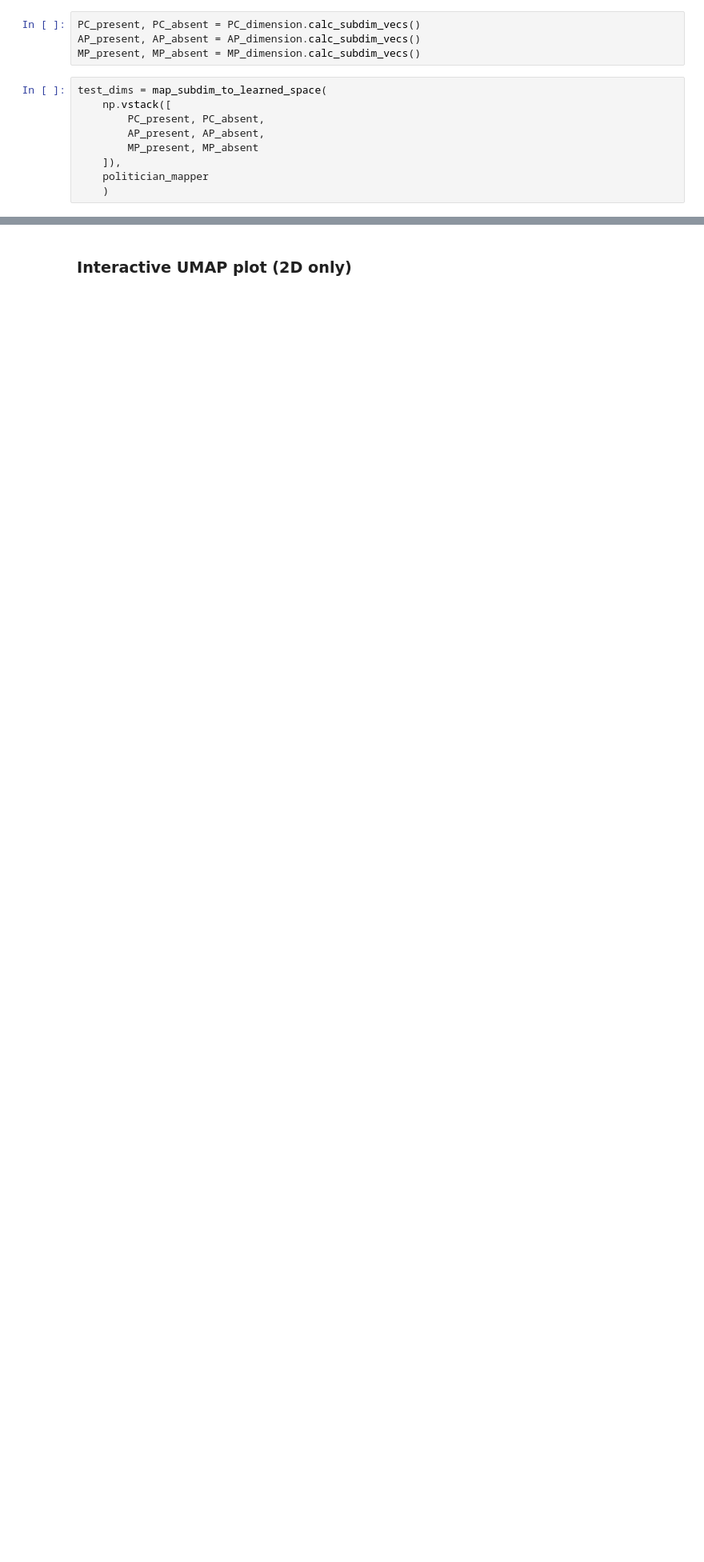
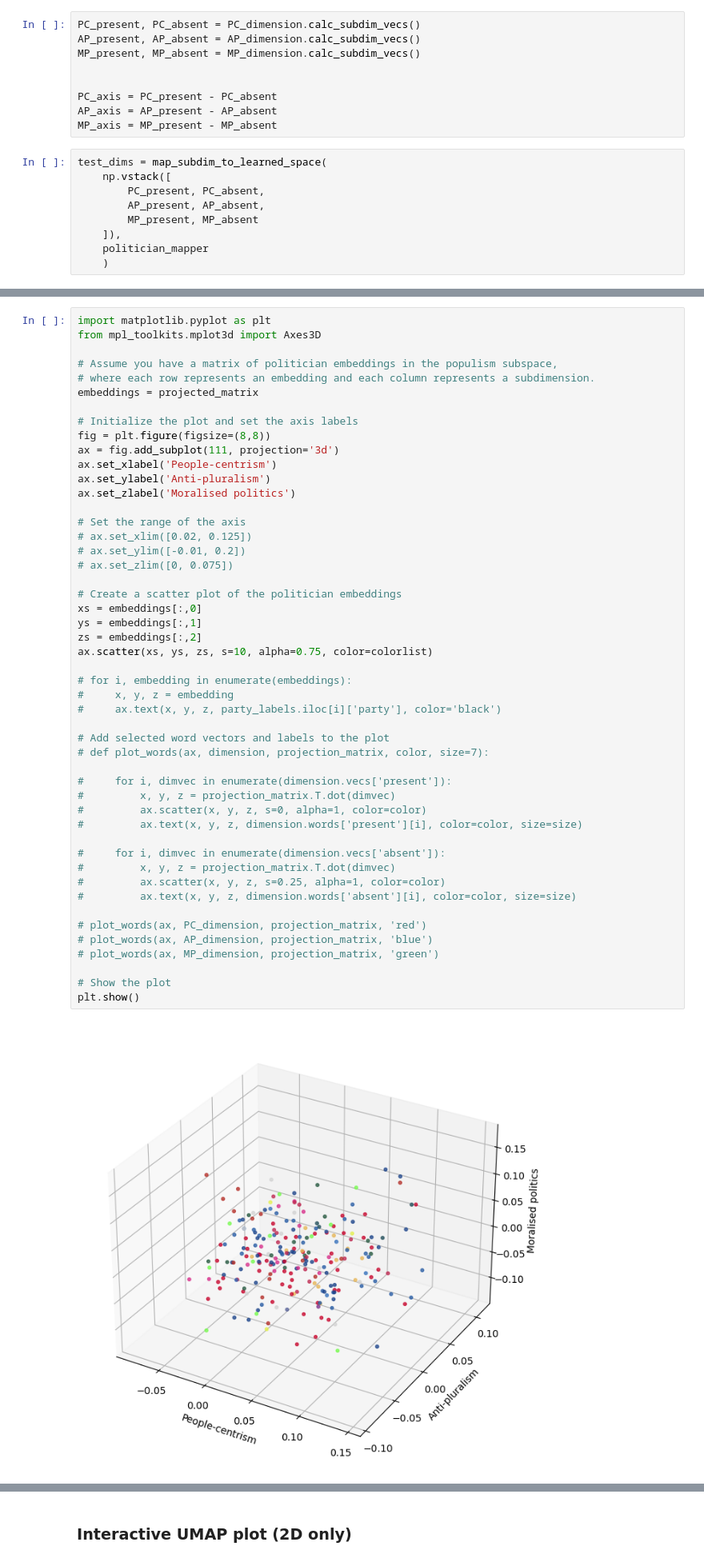
Before and after one commit to paride92/GeneralisedPoliticalScaling, a Jupyter notebook: modelling.ipynb, the cells around one changed output, grey strips where cells are left out. Shown at 80% size. Drawn from its saved outputs; the diff is of its cells as text; blank space fills up the shorter version.

Commit message:
1st iteration of various subspace plotting functionality

```diff
--- a/modelling.ipynb
+++ b/modelling.ipynb
@@ -1308,6 +1308,11 @@ Best avg. cosine similarity: 0.69
 PC_present, PC_absent = PC_dimension.calc_subdim_vecs()
 AP_present, AP_absent = AP_dimension.calc_subdim_vecs()
 MP_present, MP_absent = MP_dimension.calc_subdim_vecs()
+
+
+PC_axis = PC_present - PC_absent
+AP_axis = AP_present - AP_absent
+MP_axis = MP_present - MP_absent
 # %%
 test_dims = map_subdim_to_learned_space(
     np.vstack([
@@ -1391,0 +1419,51 @@ plt.show()
+# %%
+import matplotlib.pyplot as plt
+from mpl_toolkits.mplot3d import Axes3D
+
+# Assume you have a matrix of politician embeddings in the populism subspace,
+# where each row represents an embedding and each column represents a subdimension.
+embeddings = projected_matrix
+
+# Initialize the plot and set the axis labels
+fig = plt.figure(figsize=(8,8))
+ax = fig.add_subplot(111, projection='3d')
+ax.set_xlabel('People-centrism')
+ax.set_ylabel('Anti-pluralism')
+ax.set_zlabel('Moralised politics')
+
+# Set the range of the axis
+# ax.set_xlim([0.02, 0.125])
+# ax.set_ylim([-0.01, 0.2])
+# ax.set_zlim([0, 0.075])
+
+# Create a scatter plot of the politician embeddings
+xs = embeddings[:,0]
+ys = embeddings[:,1]
+zs = embeddings[:,2]
+ax.scatter(xs, ys, zs, s=10, alpha=0.75, color=colorlist)
+
+# for i, embedding in enumerate(embeddings):
+#     x, y, z = embedding
+#     ax.text(x, y, z, party_labels.iloc[i]['party'], color='black')
+
+# Add selected word vectors and labels to the plot
+# def plot_words(ax, dimension, projection_matrix, color, size=7):
+
+#     for i, dimvec in enumerate(dimension.vecs['present']):
+#         x, y, z = projection_matrix.T.dot(dimvec)
+#         ax.scatter(x, y, z, s=0, alpha=1, color=color)
+#         ax.text(x, y, z, dimension.words['present'][i], color=color, size=size)
+
+#     for i, dimvec in enumerate(dimension.vecs['absent']):
+#         x, y, z = projection_matrix.T.dot(dimvec)
+#         ax.scatter(x, y, z, s=0.25, alpha=1, color=color)
+#         ax.text(x, y, z, dimension.words['absent'][i], color=color, size=size)
+
+# plot_words(ax, PC_dimension, projection_matrix, 'red')
+# plot_words(ax, AP_dimension, projection_matrix, 'blue')
+# plot_words(ax, MP_dimension, projection_matrix, 'green')
+
+# Show the plot
+plt.show()
+# %% [output]
+[figure, added]
```
Also changed, not shown: parts of 2 cells of this notebook.
